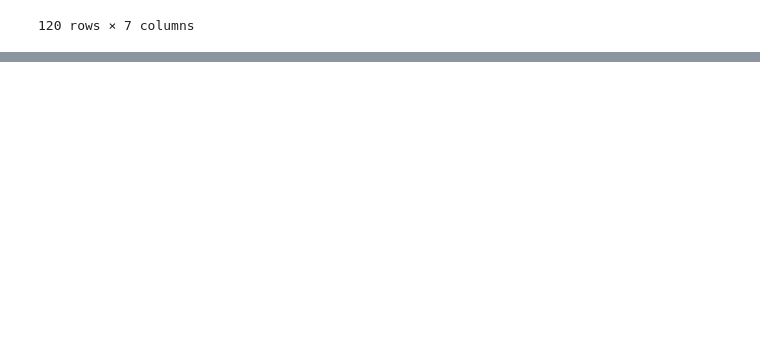
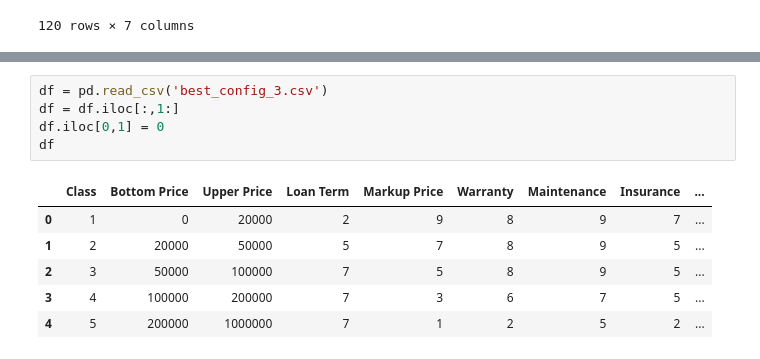
Before and after one commit to Gaia-Dental-Studio/new_pricing_calculator, a Jupyter notebook: param_optimization.ipynb, the cells around one changed output, grey strips where cells are left out. Saved outputs shown, nothing was run; the diff lists cells and outputs as text; blank space fills up the shorter version.

```diff
--- a/param_optimization.ipynb
+++ b/param_optimization.ipynb
@@ -870,0 +1457,12 @@ best_df
+# %%
+df = pd.read_csv('best_config_3.csv')
+df = df.iloc[:,1:]
+df.iloc[0,1] = 0
+df
+# %% [output]
+|  | Class | Bottom Price | Upper Price | Loan Term | Markup Price | Warranty | Maintenance | Insurance | ... |
+| 0 | 1 | 0 | 20000 | 2 | 9 | 8 | 9 | 7 | ... |
+| 1 | 2 | 20000 | 50000 | 5 | 7 | 8 | 9 | 5 | ... |
+| 2 | 3 | 50000 | 100000 | 7 | 5 | 8 | 9 | 5 | ... |
+| 3 | 4 | 100000 | 200000 | 7 | 3 | 6 | 7 | 5 | ... |
+| 4 | 5 | 200000 | 1000000 | 7 | 1 | 2 | 5 | 2 | ... |
```
Also changed, not shown: parts of 24 cells of this notebook, 19 other files.
